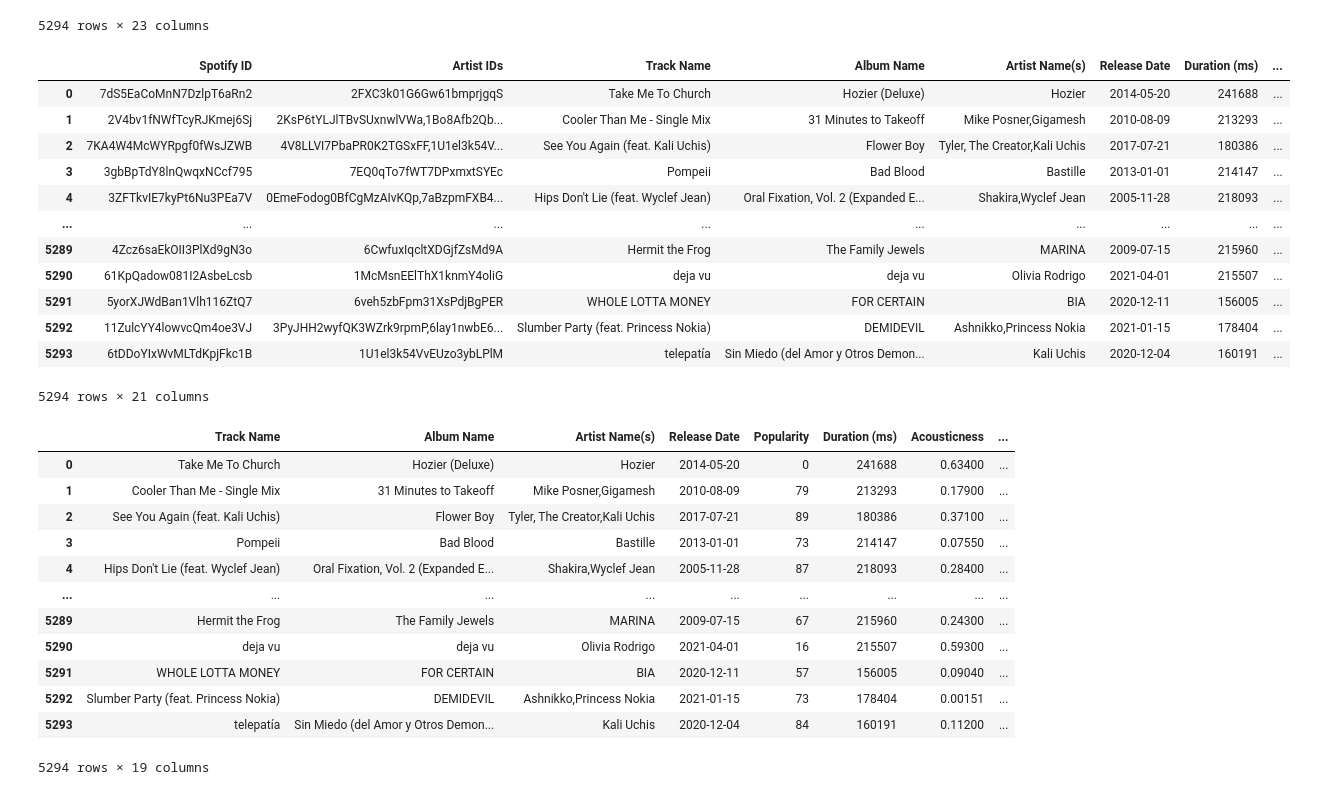
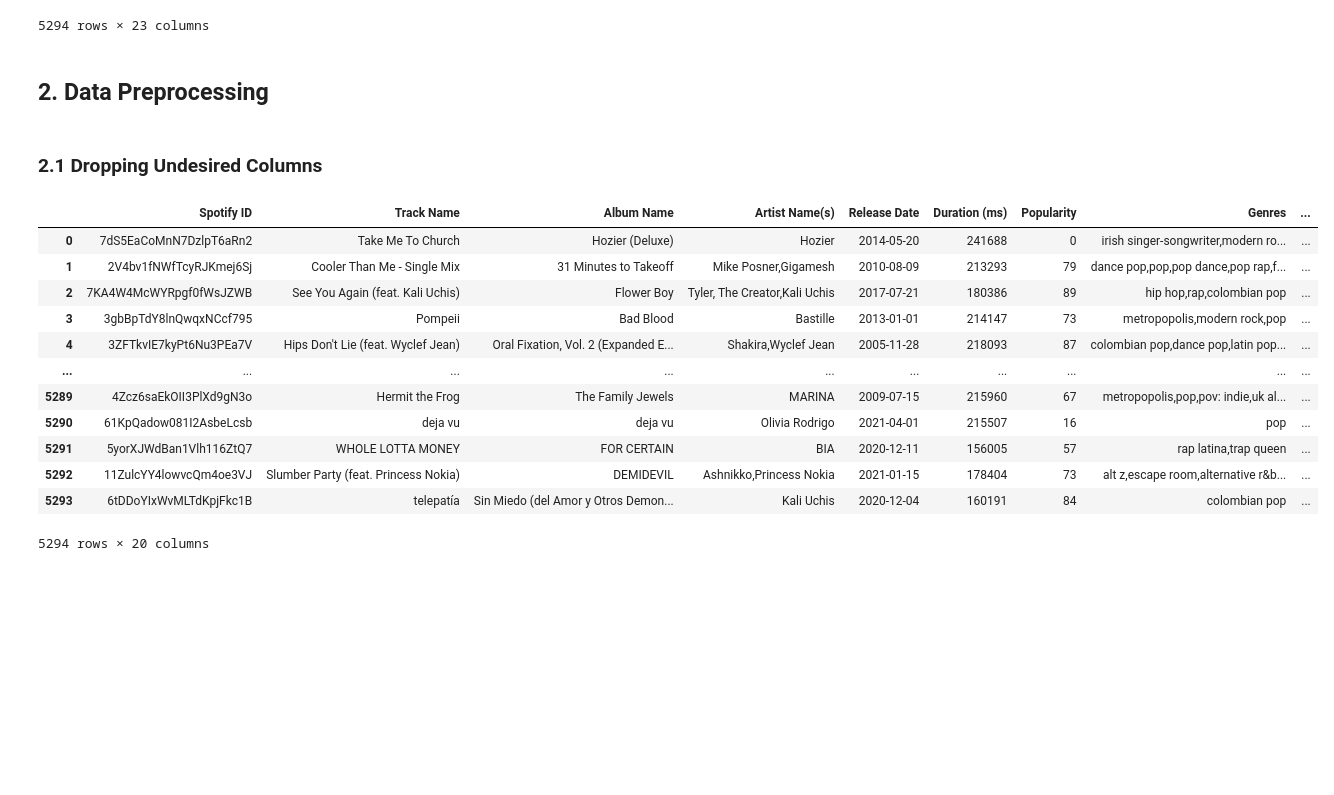
Before and after one commit to PranitMalhotra/Music-Recommendation-System, a Jupyter notebook: main.ipynb, the cells around one changed output. Drawn from its saved outputs; the diff is of its cells as text; code cells hidden in the pictures; blank space fills up the shorter version.

```diff
--- a/main.ipynb
+++ b/main.ipynb
@@ -3,12 +24,9 @@ Have to include some part about how I got the biggest playlist ever
 # %%
-# import pandas module
-import pandas as pd
-
 # making dataframe
-data = pd.read_csv('biggest_playlist_ever.csv', on_bad_lines='warn')
+df = pd.read_csv('datasets/biggest_playlist_ever.csv', on_bad_lines='warn')
 
 # output the dataframe
-data
+df
 # %% [output]
 |  | Spotify ID | Artist IDs | Track Name | Album Name | Artist Name(s) | Release Date | Duration (ms) | ... |
 | 0 | 7dS5EaCoMnN7DzlpT6aRn2 | 2FXC3k01G6Gw61bmprjgqS | Take Me To Church | Hozier (Deluxe) | Hozier | 2014-05-20 | 241688 | ... |
@@ -23,43 +41,26 @@ data
 | 5292 | 11ZulcYY4lowvcQm4oe3VJ | 3PyJHH2wyfQK3WZrk9rpmP,6lay1nwbE6... | Slumber Party (feat. Princess Nokia) | DEMIDEVIL | Ashnikko,Princess Nokia | 2021-01-15 | 178404 | ... |
 | 5293 | 6tDDoYIxWvMLTdKpjFkc1B | 1U1el3k54VvEUzo3ybLPlM | telepatía | Sin Miedo (del Amor y Otros Demon... | Kali Uchis | 2020-12-04 | 160191 | ... |
 5294 rows × 23 columns
+# %% [markdown]
+## 2. Data Preprocessing
+# %% [markdown]
+### 2.1 Dropping Undesired Columns
 # %%
 #Removing columns that are not required
-data.drop(['Artist IDs', 'Added By', 'Added At'], axis = 1, inplace = True)
+df.drop(['Artist IDs', 'Added By', 'Added At'], axis = 1, inplace = True)
 
-data
+df
 # %% [output]
-|  | Spotify ID | Artist IDs | Track Name | Album Name | Artist Name(s) | Release Date | Duration (ms) | ... |
-| 0 | 7dS5EaCoMnN7DzlpT6aRn2 | 2FXC3k01G6Gw61bmprjgqS | Take Me To Church | Hozier (Deluxe) | Hozier | 2014-05-20 | 241688 | ... |
-| 1 | 2V4bv1fNWfTcyRJKmej6Sj | 2KsP6tYLJlTBvSUxnwlVWa,1Bo8Afb2Qb... | Cooler Than Me - Single Mix | 31 Minutes to Takeoff | Mike Posner,Gigamesh | 2010-08-09 | 213293 | ... |
-| 2 | 7KA4W4McWYRpgf0fWsJZWB | 4V8LLVI7PbaPR0K2TGSxFF,1U1el3k54V... | See You Again (feat. Kali Uchis) | Flower Boy | Tyler, The Creator,Kali Uchis | 2017-07-21 | 180386 | ... |
-| 3 | 3gbBpTdY8lnQwqxNCcf795 | 7EQ0qTo7fWT7DPxmxtSYEc | Pompeii | Bad Blood | Bastille | 2013-01-01 | 214147 | ... |
-| 4 | 3ZFTkvIE7kyPt6Nu3PEa7V | 0EmeFodog0BfCgMzAIvKQp,7aBzpmFXB4... | Hips Don't Lie (feat. Wyclef Jean) | Oral Fixation, Vol. 2 (Expanded E... | Shakira,Wyclef Jean | 2005-11-28 | 218093 | ... |
-| ... | ... | ... | ... | ... | ... | ... | ... | ... |
-| 5289 | 4Zcz6saEkOII3PlXd9gN3o | 6CwfuxIqcltXDGjfZsMd9A | Hermit the Frog | The Family Jewels | MARINA | 2009-07-15 | 215960 | ... |
-| 5290 | 61KpQadow081I2AsbeLcsb | 1McMsnEElThX1knmY4oliG | deja vu | deja vu | Olivia Rodrigo | 2021-04-01 | 215507 | ... |
-| 5291 | 5yorXJWdBan1Vlh116ZtQ7 | 6veh5zbFpm31XsPdjBgPER | WHOLE LOTTA MONEY | FOR CERTAIN | BIA | 2020-12-11 | 156005 | ... |
-| 5292 | 11ZulcYY4lowvcQm4oe3VJ | 3PyJHH2wyfQK3WZrk9rpmP,6lay1nwbE6... | Slumber Party (feat. Princess Nokia) | DEMIDEVIL | Ashnikko,Princess Nokia | 2021-01-15 | 178404 | ... |
-| 5293 | 6tDDoYIxWvMLTdKpjFkc1B | 1U1el3k54VvEUzo3ybLPlM | telepatía | Sin Miedo (del Amor y Otros Demon... | Kali Uchis | 2020-12-04 | 160191 | ... |
+|  | Spotify ID | Track Name | Album Name | Artist Name(s) | Release Date | Duration (ms) | Popularity | Genres | ... |
+| 0 | 7dS5EaCoMnN7DzlpT6aRn2 | Take Me To Church | Hozier (Deluxe) | Hozier | 2014-05-20 | 241688 | 0 | irish singer-songwriter,modern ro... | ... |
+| 1 | 2V4bv1fNWfTcyRJKmej6Sj | Cooler Than Me - Single Mix | 31 Minutes to Takeoff | Mike Posner,Gigamesh | 2010-08-09 | 213293 | 79 | dance pop,pop,pop dance,pop rap,f... | ... |
+| 2 | 7KA4W4McWYRpgf0fWsJZWB | See You Again (feat. Kali Uchis) | Flower Boy | Tyler, The Creator,Kali Uchis | 2017-07-21 | 180386 | 89 | hip hop,rap,colombian pop | ... |
+| 3 | 3gbBpTdY8lnQwqxNCcf795 | Pompeii | Bad Blood | Bastille | 2013-01-01 | 214147 | 73 | metropopolis,modern rock,pop | ... |
+| 4 | 3ZFTkvIE7kyPt6Nu3PEa7V | Hips Don't Lie (feat. Wyclef Jean) | Oral Fixation, Vol. 2 (Expanded E... | Shakira,Wyclef Jean | 2005-11-28 | 218093 | 87 | colombian pop,dance pop,latin pop... | ... |
+| ... | ... | ... | ... | ... | ... | ... | ... | ... | ... |
+| 5289 | 4Zcz6saEkOII3PlXd9gN3o | Hermit the Frog | The Family Jewels | MARINA | 2009-07-15 | 215960 | 67 | metropopolis,pop,pov: indie,uk al... | ... |
+| 5290 | 61KpQadow081I2AsbeLcsb | deja vu | deja vu | Olivia Rodrigo | 2021-04-01 | 215507 | 16 | pop | ... |
+| 5291 | 5yorXJWdBan1Vlh116ZtQ7 | WHOLE LOTTA MONEY | FOR CERTAIN | BIA | 2020-12-11 | 156005 | 57 | rap latina,trap queen | ... |
+| 5292 | 11ZulcYY4lowvcQm4oe3VJ | Slumber Party (feat. Princess Nokia) | DEMIDEVIL | Ashnikko,Princess Nokia | 2021-01-15 | 178404 | 73 | alt z,escape room,alternative r&b... | ... |
+| 5293 | 6tDDoYIxWvMLTdKpjFkc1B | telepatía | Sin Miedo (del Amor y Otros Demon... | Kali Uchis | 2020-12-04 | 160191 | 84 | colombian pop | ... |
-5294 rows × 21 columns
+5294 rows × 20 columns
-# %%
-# #Rearranging the columns to make more sense (lol change this comment)
-data = data[['Track Name', 'Album Name', 'Artist Name(s)', 'Release Date', 'Popularity', 'Duration (ms)', 'Acousticness', 'Danceability', 'Energy', 'Instrumentalness', 'Key', 'Liveness', 'Loudness', 'Mode', 'Speechiness', 'Tempo', 'Time Signature', 'Valence', 'Genres']]
-
-# Spotify ID,Artist IDs,Track Name,Album Name,Artist Name(s),Release Date,Duration (ms),Popularity,Added By,Added At,Genres,Danceability,Energy,Key,Loudness,Mode,Speechiness,Acousticness,Instrumentalness,Liveness,Valence,Tempo,Time Signature
-
-data
-# %% [output]
-|  | Track Name | Album Name | Artist Name(s) | Release Date | Popularity | Duration (ms) | Acousticness | ... |
-| 0 | Take Me To Church | Hozier (Deluxe) | Hozier | 2014-05-20 | 0 | 241688 | 0.63400 | ... |
-| 1 | Cooler Than Me - Single Mix | 31 Minutes to Takeoff | Mike Posner,Gigamesh | 2010-08-09 | 79 | 213293 | 0.17900 | ... |
-| 2 | See You Again (feat. Kali Uchis) | Flower Boy | Tyler, The Creator,Kali Uchis | 2017-07-21 | 89 | 180386 | 0.37100 | ... |
-| 3 | Pompeii | Bad Blood | Bastille | 2013-01-01 | 73 | 214147 | 0.07550 | ... |
-| 4 | Hips Don't Lie (feat. Wyclef Jean) | Oral Fixation, Vol. 2 (Expanded E... | Shakira,Wyclef Jean | 2005-11-28 | 87 | 218093 | 0.28400 | ... |
-| ... | ... | ... | ... | ... | ... | ... | ... | ... |
-| 5289 | Hermit the Frog | The Family Jewels | MARINA | 2009-07-15 | 67 | 215960 | 0.24300 | ... |
-| 5290 | deja vu | deja vu | Olivia Rodrigo | 2021-04-01 | 16 | 215507 | 0.59300 | ... |
-| 5291 | WHOLE LOTTA MONEY | FOR CERTAIN | BIA | 2020-12-11 | 57 | 156005 | 0.09040 | ... |
-| 5292 | Slumber Party (feat. Princess Nokia) | DEMIDEVIL | Ashnikko,Princess Nokia | 2021-01-15 | 73 | 178404 | 0.00151 | ... |
-| 5293 | telepatía | Sin Miedo (del Amor y Otros Demon... | Kali Uchis | 2020-12-04 | 84 | 160191 | 0.11200 | ... |
-5294 rows × 19 columns
```
Also changed, not shown: parts of 44 cells of this notebook, 1 other file.
